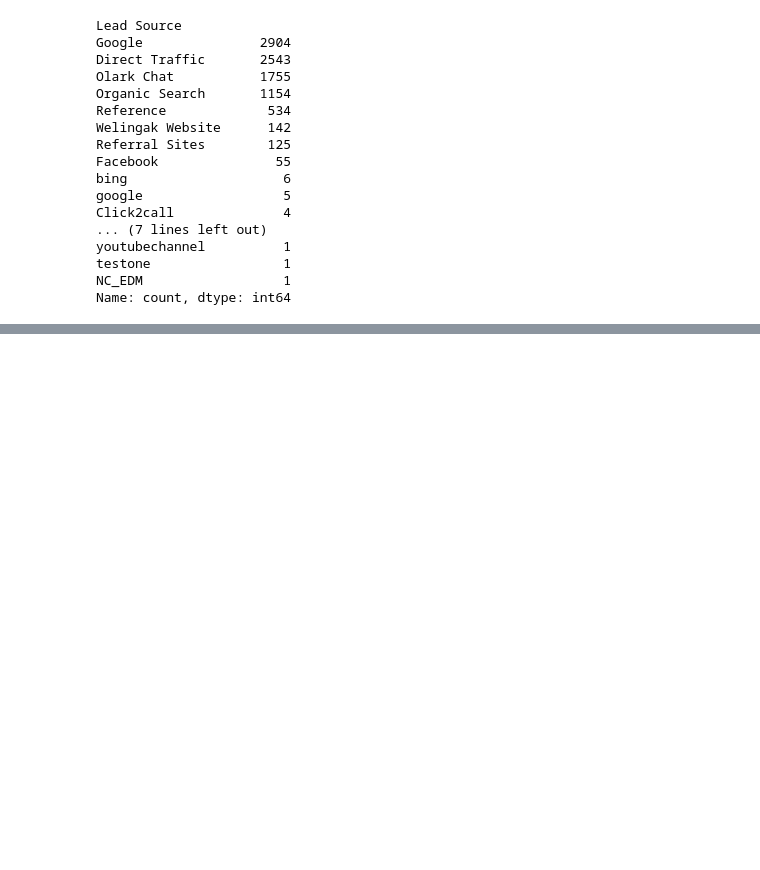
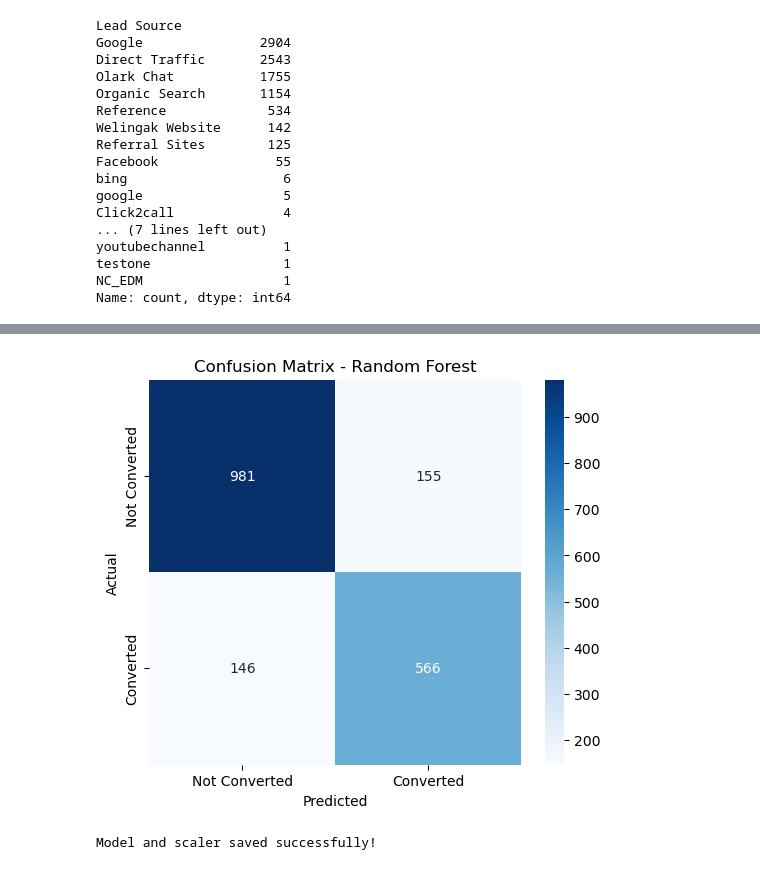
Before and after one commit to rubabrafique07/lead-scoring-system, a Jupyter notebook: notebook/lead_socre_eda.ipynb, the cells around one changed output, grey strips where cells are left out. Saved outputs shown, nothing was run; the diff lists cells and outputs as text; code cells hidden in the pictures; blank space fills up the shorter version.

Commit message:
trained and compared LR, SVM, KNN, Random Forest , selected Random Forest as final model

```diff
--- a/notebook/lead_socre_eda.ipynb
+++ b/notebook/lead_socre_eda.ipynb
@@ -314,3 +314,12 @@ plt.title('Correlation Heatmap')
 plt.show()
 # %% [output]
 [figure]
+# %%
+remaining_cols = ['Do Not Email', 'Last Activity', 'Country', 'Specialization',
+                   'What matters most to you in choosing a course', 'City',
+                   'Last Notable Activity']
+
+for col in remaining_cols:
+    print(col)
+    print(df_clean.groupby(col)['Converted'].mean().sort_values(ascending=False))
+    print()
@@ -431,0 +532,16 @@ X_train_resampled, y_train_resampled = smote.fit_resample(X_train_scaled, y_trai
+# %%
+from sklearn.ensemble import RandomForestClassifier
+
+models['Random Forest'] = RandomForestClassifier(random_state=42)
+
+# same loop se train/evaluate kar sakti ho jo pehle chalaya tha
+model = models['Random Forest']
+model.fit(X_train_resampled, y_train_resampled)
+preds = model.predict(X_test_scaled)
+
+print("Random Forest")
+print("Accuracy:", accuracy_score(y_test, preds))
+print("Precision:", precision_score(y_test, preds))
+print("Recall:", recall_score(y_test, preds))
+print("F1:", f1_score(y_test, preds))
+print(confusion_matrix(y_test, preds))
@@ -431,0 +556,30 @@ X_train_resampled, y_train_resampled = smote.fit_resample(X_train_scaled, y_trai
+# %%
+from sklearn.metrics import confusion_matrix
+
+model = models['Random Forest']
+preds = model.predict(X_test_scaled)
+
+cm = confusion_matrix(y_test, preds)
+
+plt.figure(figsize=(6,5))
+sns.heatmap(cm, annot=True, fmt='d', cmap='Blues',
+            xticklabels=['Not Converted', 'Converted'],
+            yticklabels=['Not Converted', 'Converted'])
+plt.xlabel('Predicted')
+plt.ylabel('Actual')
+plt.title('Confusion Matrix - Random Forest')
+plt.show()
+# %% [output]
+[figure, added]
+# %%
+import joblib
+import os
+
+os.makedirs('../models', exist_ok=True)
+
+joblib.dump(models['Random Forest'], '../models/best_model.pkl')
+joblib.dump(scaler, '../models/scaler.pkl')
+
+print("Model and scaler saved successfully!")
+# %% [output]
+Model and scaler saved successfully!
```
Also changed, not shown: parts of 5 cells of this notebook, 2 other files.
